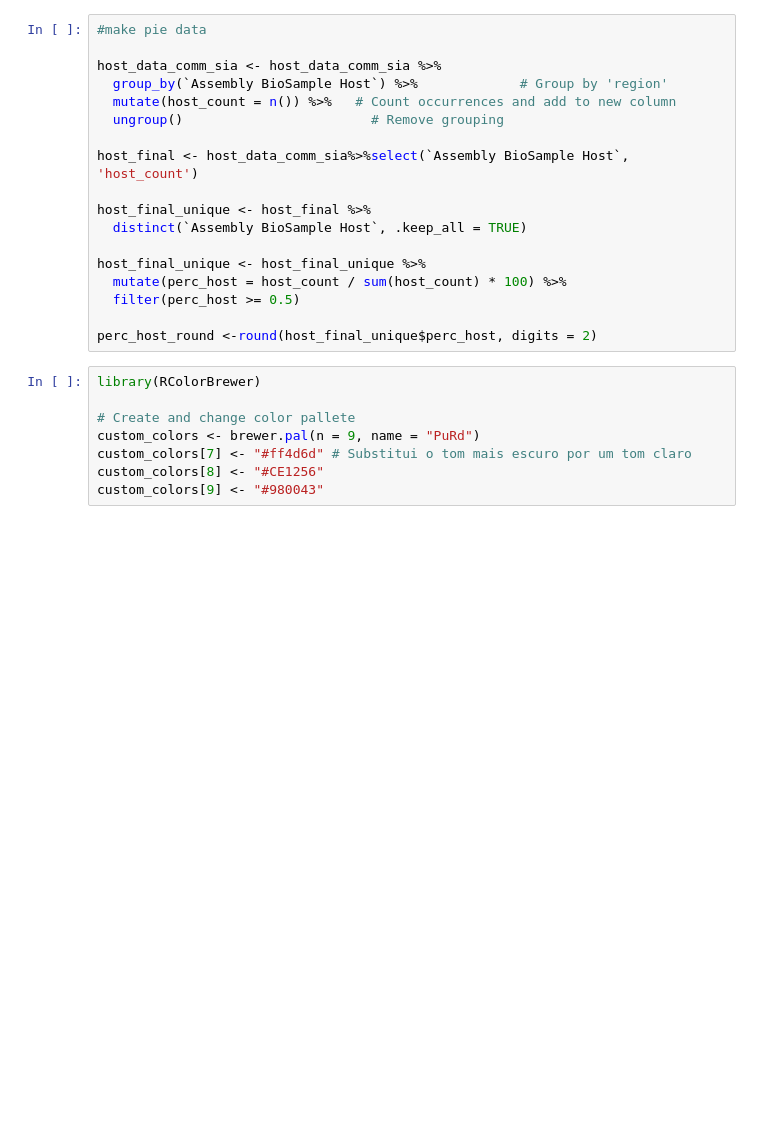
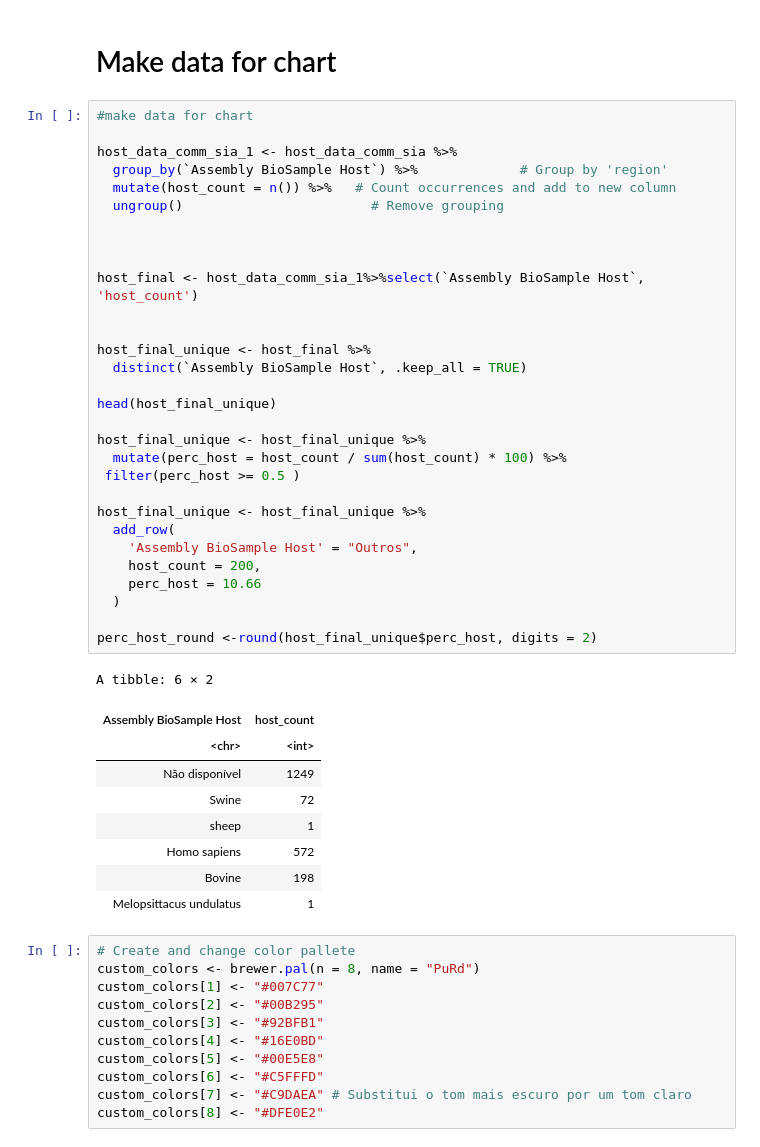
Before and after one commit to edtankian97/microbiota_sialylation, a Jupyter notebook: genomes_download/scripts/jupyter_scripts/host_distribution.ipynb, the cells around one changed output. Saved outputs shown, nothing was run; the diff lists cells and outputs as text; blank space fills up the shorter version.

```diff
--- a/genomes_download/scripts/jupyter_scripts/host_distribution.ipynb
+++ b/genomes_download/scripts/jupyter_scripts/host_distribution.ipynb
@@ -103,26 +107,53 @@ host_data_comm_sia <- host_data_comm_sia %>%
+# %% [markdown]
+# Make data for chart
 # %%
-#make pie data
+#make data for chart
 
-host_data_comm_sia <- host_data_comm_sia %>%
+host_data_comm_sia_1 <- host_data_comm_sia %>%
   group_by(`Assembly BioSample Host`) %>%             # Group by 'region'
   mutate(host_count = n()) %>%   # Count occurrences and add to new column
   ungroup()                        # Remove grouping
 
-host_final <- host_data_comm_sia%>%select(`Assembly BioSample Host`, 'host_count')
+
+
+host_final <- host_data_comm_sia_1%>%select(`Assembly BioSample Host`, 'host_count')
+
 
 host_final_unique <- host_final %>%
   distinct(`Assembly BioSample Host`, .keep_all = TRUE)
 
+head(host_final_unique)
+
 host_final_unique <- host_final_unique %>%
   mutate(perc_host = host_count / sum(host_count) * 100) %>%
-  filter(perc_host >= 0.5)
+ filter(perc_host >= 0.5 )
+
+host_final_unique <- host_final_unique %>%
+  add_row(
+    'Assembly BioSample Host' = "Outros",
+    host_count = 200,
+    perc_host = 10.66
+  )
 
 perc_host_round <-round(host_final_unique$perc_host, digits = 2)
+# %% [output]
+A tibble: 6 × 2
+| Assembly BioSample Host | host_count |
+| <chr> | <int> |
+| Não disponível | 1249 |
+| Swine | 72 |
+| sheep | 1 |
+| Homo sapiens | 572 |
+| Bovine | 198 |
+| Melopsittacus undulatus | 1 |
 # %%
-library(RColorBrewer)
-
 # Create and change color pallete
-custom_colors <- brewer.pal(n = 9, name = "PuRd")
-custom_colors[7] <- "#ff4d6d" # Substitui o tom mais escuro por um tom claro
-custom_colors[8] <- "#CE1256"
-custom_colors[9] <- "#980043"
+custom_colors <- brewer.pal(n = 8, name = "PuRd")
+custom_colors[1] <- "#007C77"
+custom_colors[2] <- "#00B295"
+custom_colors[3] <- "#92BFB1"
+custom_colors[4] <- "#16E0BD"
+custom_colors[5] <- "#00E5E8"
+custom_colors[6] <- "#C5FFFD"
+custom_colors[7] <- "#C9DAEA" # Substitui o tom mais escuro por um tom claro
+custom_colors[8] <- "#DFE0E2"
```
Also changed, not shown: parts of 10 cells of this notebook, 9 other files.
